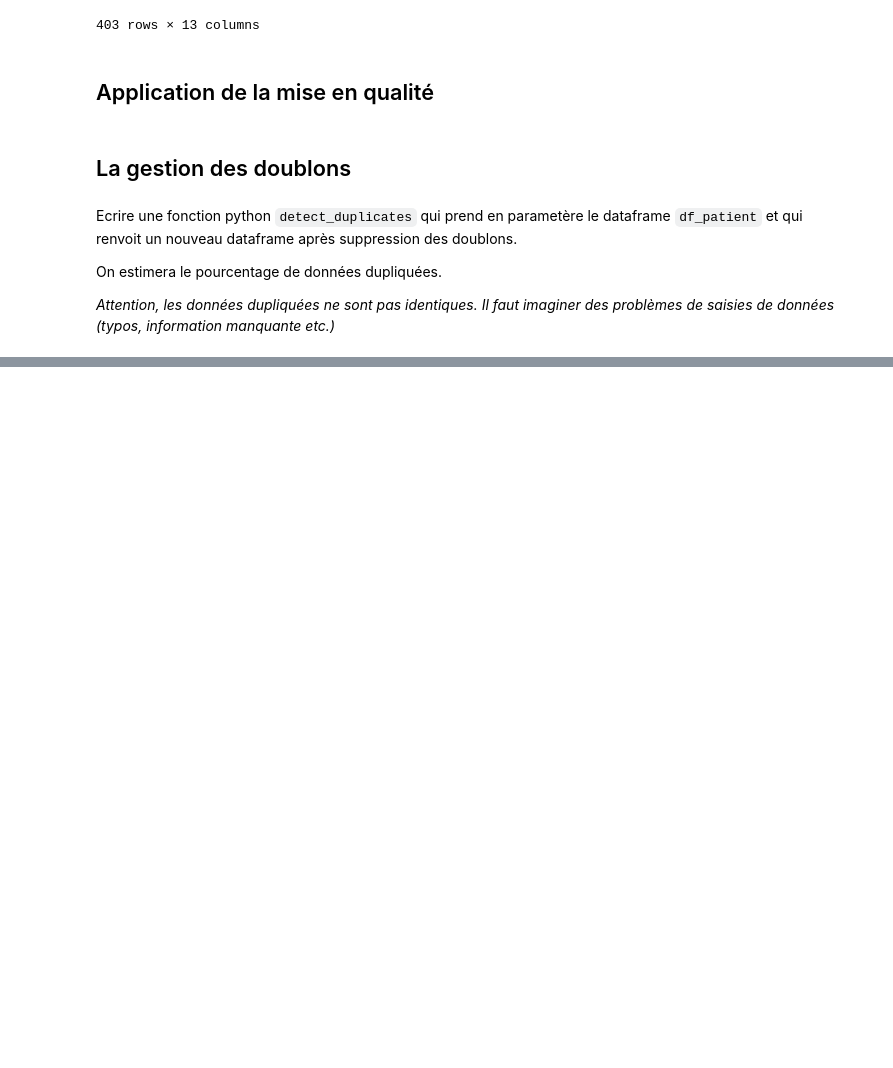
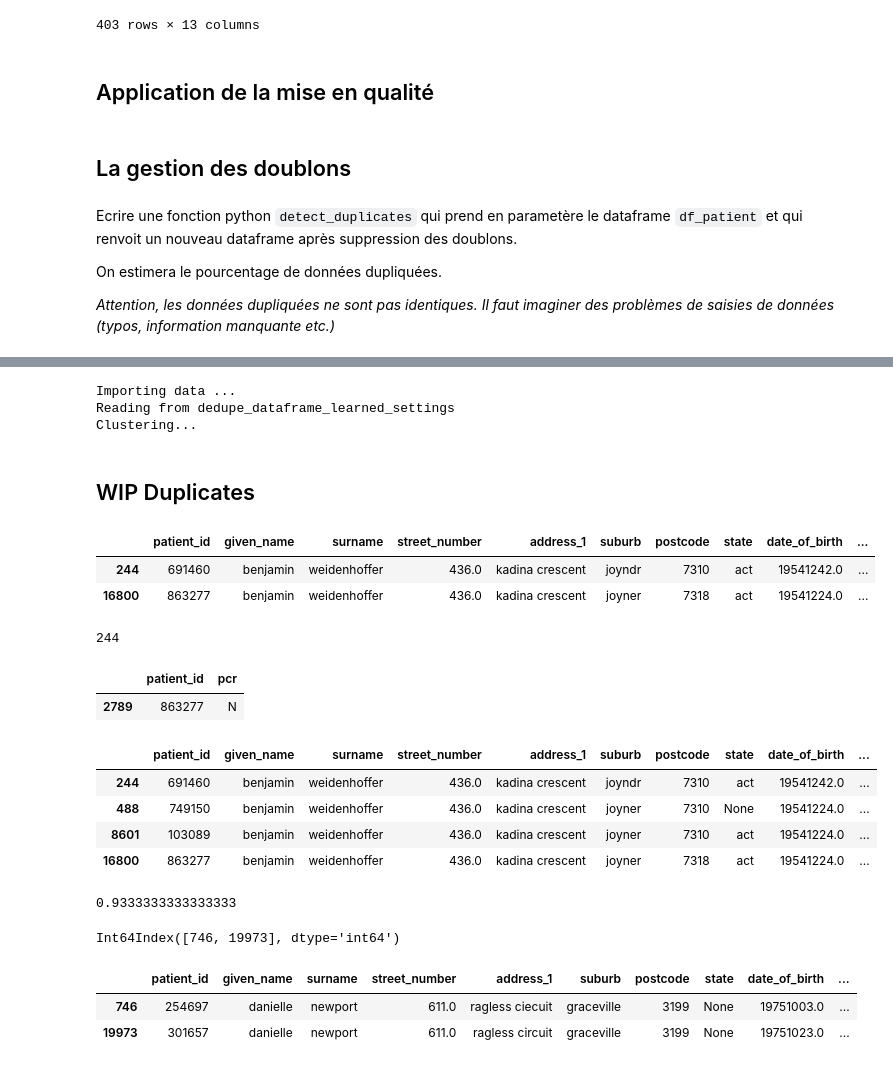
Before and after one commit to titigmr/Test-INRIA-APHP, a Jupyter notebook: data_quality.ipynb, the cells around one changed output, grey strips where cells are left out. Cells and saved outputs as stored; diff of their text form; code cells hidden in the pictures; blank space fills up the shorter version.

Commit message:
wip function dedup

```diff
--- a/data_quality.ipynb
+++ b/data_quality.ipynb
@@ -463,0 +505,9 @@ def detect_duplicates(dataframe:pd.DataFrame):
+# %%
+df_dedupe = pandas_dedupe.dedupe_dataframe(
+    df_patient, df_patient[['given_name', 'surname', 'state', 'age', 'phone_number']])
+# %% [output]
+Importing data ...
+Reading from dedupe_dataframe_learned_settings
+Clustering...
+# %% [markdown]
+## WIP Duplicates
@@ -463,0 +533,24 @@ def detect_duplicates(dataframe:pd.DataFrame):
+# %%
+[wip[2].patient_id.isin(df_pcr.patient_id)]
+# %% [output]
+|  | patient_id | given_name | surname | street_number | address_1 | suburb | postcode | state | date_of_birth | ... |
+| 244 | 691460 | benjamin | weidenhoffer | 436.0 | kadina crescent | joyndr | 7310 | act | 19541242.0 | ... |
+| 16800 | 863277 | benjamin | weidenhoffer | 436.0 | kadina crescent | joyner | 7318 | act | 19541224.0 | ... |
+# %%
+wip[2].index[0]
+# %% [output]
+244
+# %%
+df_pcr[df_pcr.patient_id == 863277]
+# %% [output]
+|  | patient_id | pcr |
+| 2789 | 863277 | N |
+# %%
+for index in wip[2].index:
+    wip[2]
+# %% [output]
+|  | patient_id | given_name | surname | street_number | address_1 | suburb | postcode | state | date_of_birth | ... |
+| 244 | 691460 | benjamin | weidenhoffer | 436.0 | kadina crescent | joyndr | 7310 | act | 19541242.0 | ... |
+| 488 | 749150 | benjamin | weidenhoffer | 436.0 | kadina crescent | joyner | 7310 | None | 19541224.0 | ... |
+| 8601 | 103089 | benjamin | weidenhoffer | 436.0 | kadina crescent | joyner | 7310 | act | 19541224.0 | ... |
+| 16800 | 863277 | benjamin | weidenhoffer | 436.0 | kadina crescent | joyner | 7318 | act | 19541224.0 | ... |
@@ -463,0 +568,15 @@ def detect_duplicates(dataframe:pd.DataFrame):
+# %%
+similar(t.address_1[t.address_1.index[0]], t.address_1[t.address_1.index[1]])
+# %% [output]
+0.9333333333333333
+# %%
+for test in t.index:
+    similar(test,)
+# %% [output]
+Int64Index([746, 19973], dtype='int64')
+# %%
+t
+# %% [output]
+|  | patient_id | given_name | surname | street_number | address_1 | suburb | postcode | state | date_of_birth | ... |
+| 746 | 254697 | danielle | newport | 611.0 | ragless ciecuit | graceville | 3199 | None | 19751003.0 | ... |
+| 19973 | 301657 | danielle | newport | 611.0 | ragless circuit | graceville | 3199 | None | 19751023.0 | ... |
```
Also changed, not shown: parts of 31 cells of this notebook.
